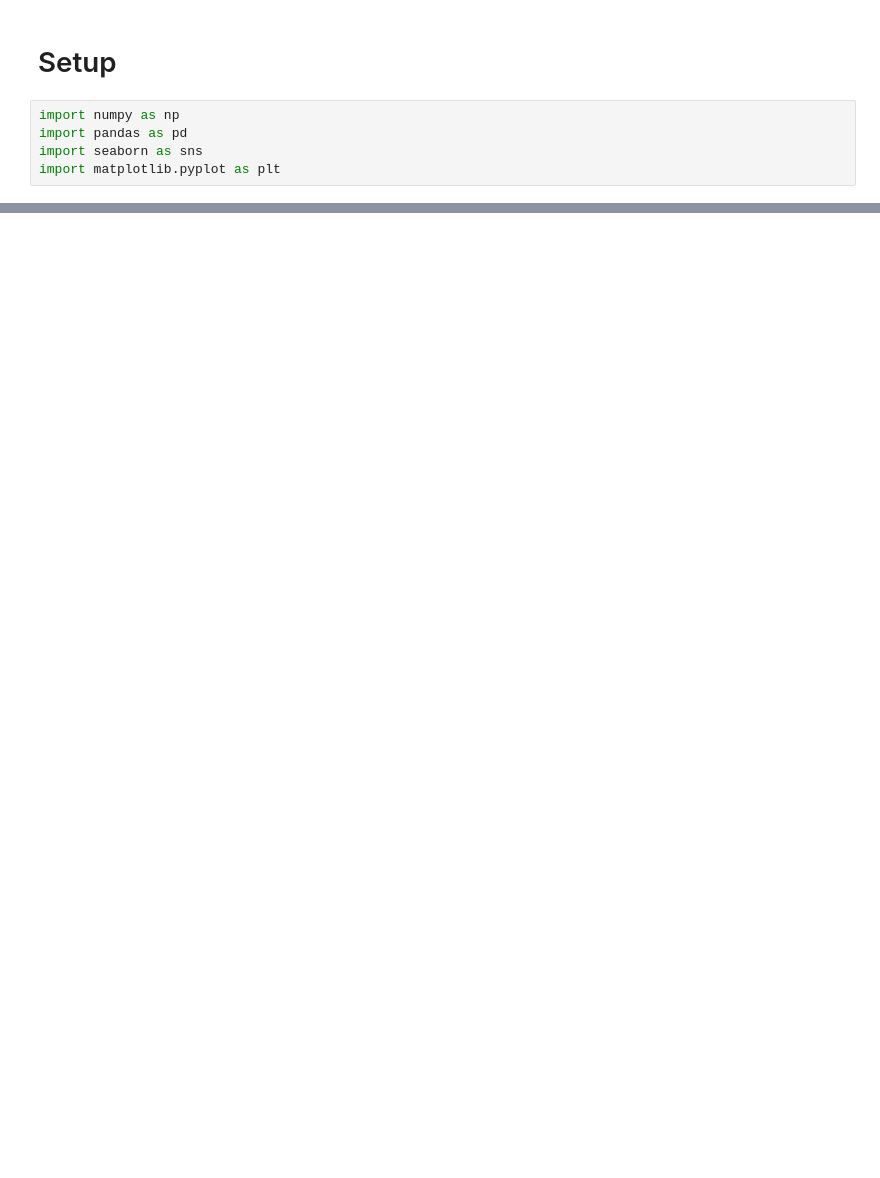
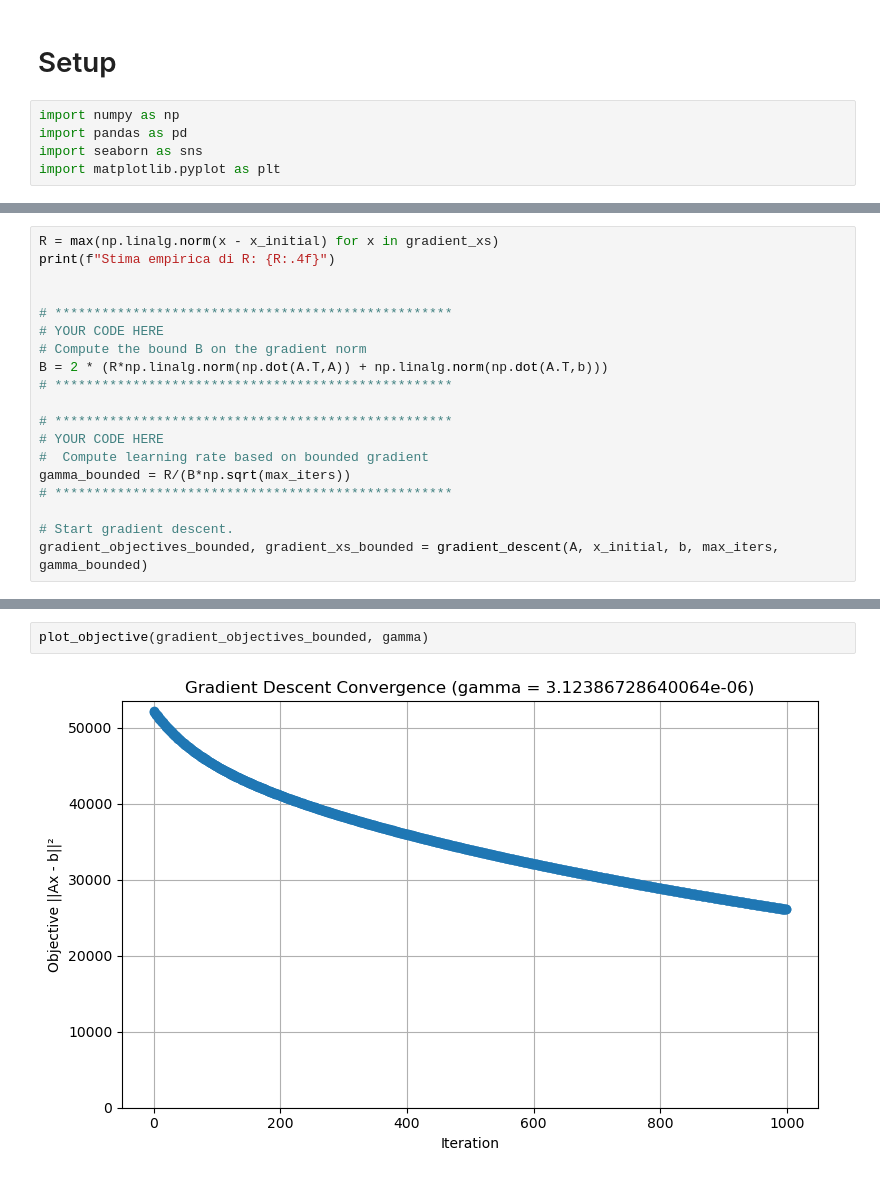
Before and after one commit to DanieleGotti/F1_Time_Prediction, a Jupyter notebook: Notebook.ipynb, the cells around one changed output, grey strips where cells are left out. Drawn from its saved outputs; the diff is of its cells as text; blank space fills up the shorter version.

```diff
--- a/Notebook.ipynb
+++ b/Notebook.ipynb
@@ -26,0 +228,19 @@ Number of rows in the dataset: 52160
+# %%
+R = max(np.linalg.norm(x - x_initial) for x in gradient_xs)
+print(f"Stima empirica di R: {R:.4f}")
+
+
+# ***************************************************
+# YOUR CODE HERE
+# Compute the bound B on the gradient norm
+B = 2 * (R*np.linalg.norm(np.dot(A.T,A)) + np.linalg.norm(np.dot(A.T,b)))
+# ***************************************************
+
+# ***************************************************
+# YOUR CODE HERE
+#  Compute learning rate based on bounded gradient
+gamma_bounded = R/(B*np.sqrt(max_iters))
+# ***************************************************
+
+# Start gradient descent.
+gradient_objectives_bounded, gradient_xs_bounded = gradient_descent(A, x_initial, b, max_iters, gamma_bounded)
@@ -26,0 +265,4 @@ Number of rows in the dataset: 52160
+# %%
+plot_objective(gradient_objectives_bounded, gamma)
+# %% [output]
+[figure, added]
```
Also changed, not shown: parts of 17 cells of this notebook, 1 other file.
